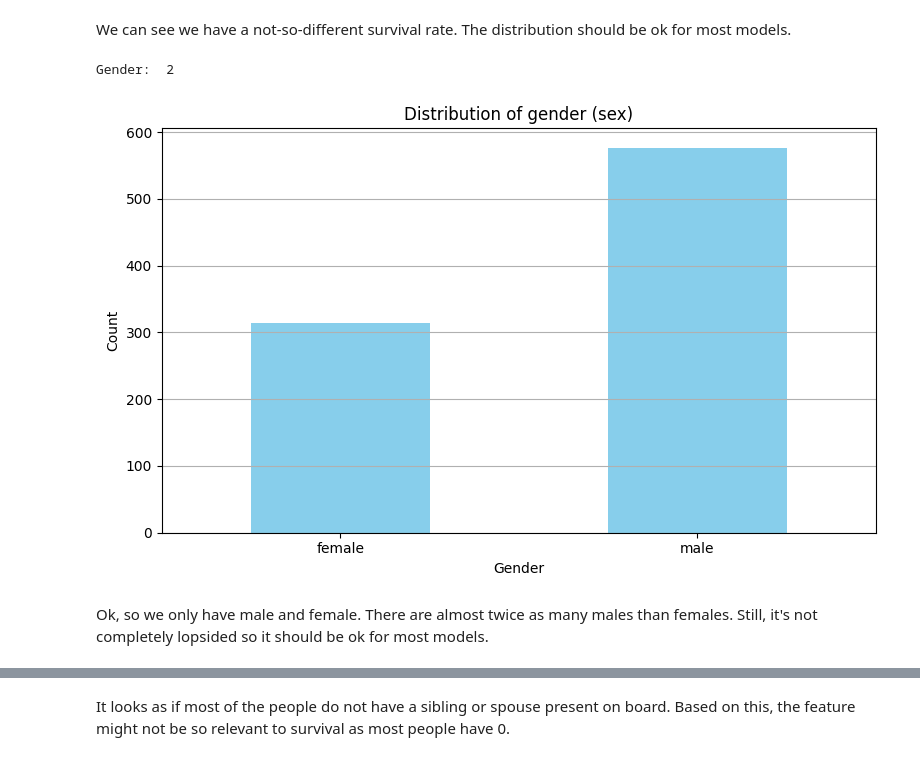
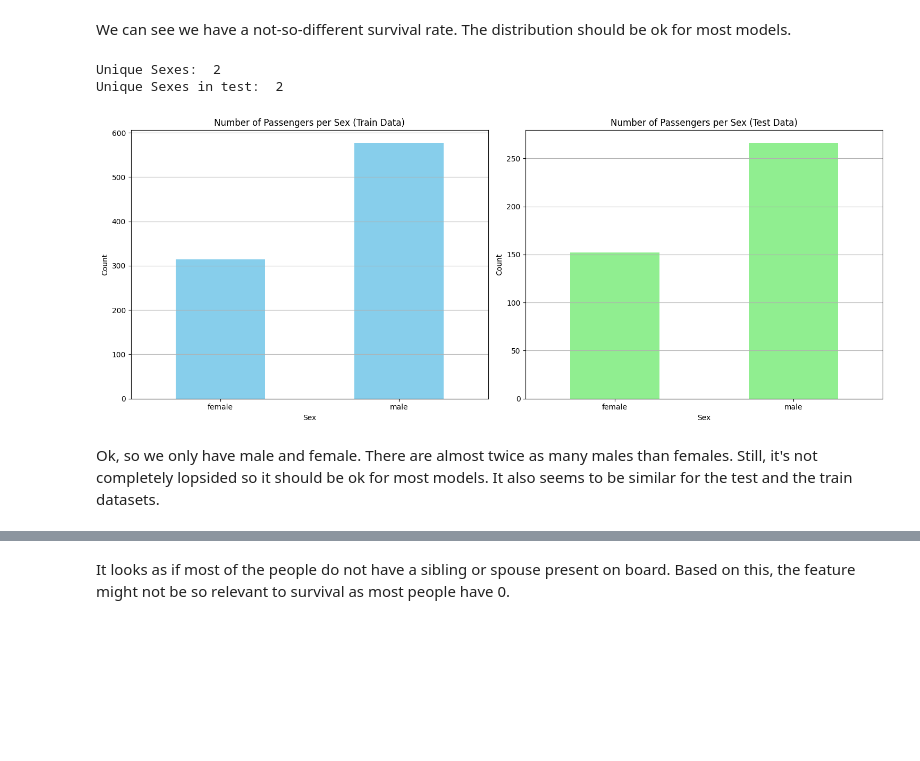
Before and after one commit to alexmaitken/csca5622-final, a Jupyter notebook: titanic-ml-from-disaster-supervised-learning.ipynb, the cells around one changed output, grey strips where cells are left out. Cells and saved outputs as stored; diff of their text form; code cells hidden in the pictures; blank space fills up the shorter version.

```diff
--- a/titanic-ml-from-disaster-supervised-learning.ipynb
+++ b/titanic-ml-from-disaster-supervised-learning.ipynb
@@ -118,23 +144,41 @@ Unique Survived:  2
 [figure]
 # %% [markdown]
 We can see we have a not-so-different survival rate. The distribution should be ok for most models.
-# %%
-import matplotlib.pyplot as plt
-
-print("Gender: ", df_train['Sex'].nunique())
-
-gender_counts = df_train['Sex'].value_counts().sort_index()
-gender_counts.plot(kind='bar', figsize=(8, 5), color='skyblue')
-
-plt.title("Distribution of gender (sex)")
-plt.xlabel("Gender")
-plt.ylabel("Count")
-plt.xticks(rotation=0)
-plt.grid(axis='y')
-plt.tight_layout()
-plt.show()
-# %% [output]
-Gender:  2
-[figure, removed]
+# %%
+import matplotlib.pyplot as plt
+
+print("Unique Sexes: ", df_train['Sex'].nunique())
+print("Unique Sexes in test: ", df_test['Sex'].nunique())
+
+sex_counts_train = df_train['Sex'].value_counts().sort_index()
+sex_counts_test = df_test['Sex'].value_counts().sort_index()
+
+fig, axes = plt.subplots(1, 2, figsize=(15, 6))
+
+# Plot for df_train
+sex_counts_train.plot(kind='bar', ax=axes[0], color='skyblue')
+axes[0].set_title("Number of Passengers per Sex (Train Data)")
+axes[0].set_xlabel("Sex")
+axes[0].set_ylabel("Count")
+axes[0].set_xticks(range(len(sex_counts_train)))
+axes[0].set_xticklabels(sex_counts_train.index, rotation=0)
+axes[0].grid(axis='y')
+
+# Plot for df_test
+sex_counts_test.plot(kind='bar', ax=axes[1], color='lightgreen')
+axes[1].set_title("Number of Passengers per Sex (Test Data)")
+axes[1].set_xlabel("Sex")
+axes[1].set_ylabel("Count")
+axes[1].set_xticks(range(len(sex_counts_test)))
+axes[1].set_xticklabels(sex_counts_test.index, rotation=0)
+axes[1].grid(axis='y')
+
+# Adjust layout
+plt.tight_layout()
+plt.show()
+# %% [output]
+Unique Sexes:  2
+Unique Sexes in test:  2
+[figure, added]
 # %% [markdown]
-Ok, so we only have male and female. There are almost twice as many males than females. Still, it's not completely lopsided so it should be ok for most models.
+Ok, so we only have male and female. There are almost twice as many males than females. Still, it's not completely lopsided so it should be ok for most models. It also seems to be similar for the test and the train datasets.
```
Also changed, not shown: parts of 45 cells of this notebook.
